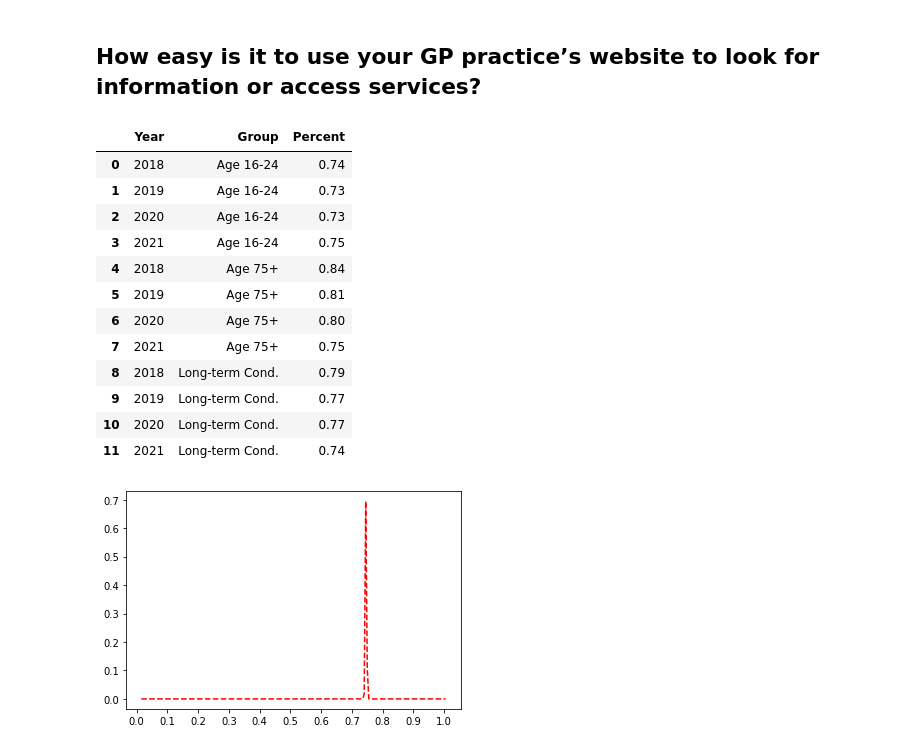
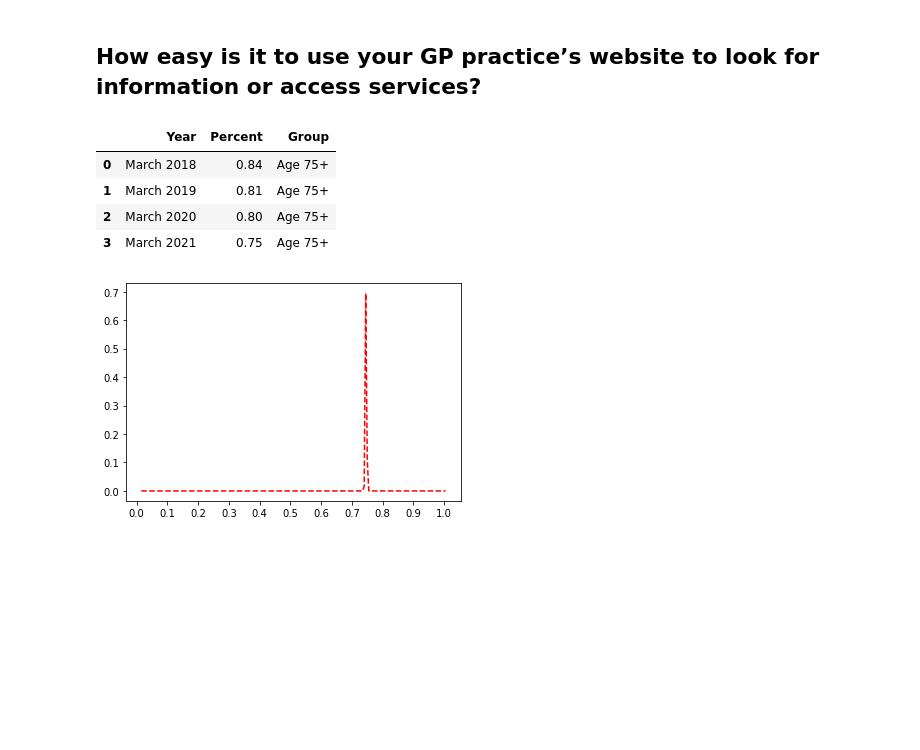
Before and after one commit to nhsx/digital-health-insights, a Jupyter notebook: Digital-Insights-2021-GP-Patient-Survey-2021-Analysis-Master.ipynb, the cells around one changed output. Cells and saved outputs as stored; diff of their text form; code cells hidden in the pictures; blank space fills up the shorter version.

```diff
--- a/Digital-Insights-2021-GP-Patient-Survey-2021-Analysis-Master.ipynb
+++ b/Digital-Insights-2021-GP-Patient-Survey-2021-Analysis-Master.ipynb
@@ -361,41 +452,38 @@ with open("_includes/online_activities.html", "w") as file:
 ## How easy is it to use your GP practice’s website to look for information or access services?
 # %%
 # Over 75s (2018 - 2021)
-ease_use_75_and_over = pd.read_csv (r'data/Ease_of_use_over_time_75+.csv', header = 0)
-ease_use_75_and_over.columns = ["Year", "Age 75+"]
+ease_of_use_75 = pd.read_csv (r'data/Ease_of_use_over_time_75+.csv', header = 0)
+ease_of_use_75.columns = ["Year", "Percent"]
 
 # 16-24s (2018 - 2021)
 ease_16_24 = pd.read_csv (r'data/use_16_24.csv', header = 0)
 ease_16_24.columns = ["Year", "Age 16-24"]
 
 # Long term health conditions (2018 - 2021)
 trend_ease_use_LTC = pd.read_csv (r'data/trend_ease_use_2021_time_long_term_condition.csv')
 trend_ease_use_LTC = trend_ease_use_LTC.dropna(axis='rows')
 trend_ease_use_LTC.columns = ["Year", "Long-term Cond."]
 
 # merge
-ease_of_use = ease_16_24.merge(ease_use_75_and_over,on='Year').merge(trend_ease_use_LTC,on='Year')
-ease_of_use = pd.melt(
-    ease_of_use,
-    id_vars=['Year'],
-    value_vars=[
-        "Age 16-24",
-        "Age 75+",
-        "Long-term Cond."])
-ease_of_use.columns = ["Year", "Group", "Percent"]
-ease_of_use
+#ease_of_use = ease_16_24.merge(ease_use_75_and_over,on='Year').merge(trend_ease_use_LTC,on='Year')
+#ease_of_use = pd.melt(
+#    ease_of_use,
+#    id_vars=['Year'],
+#    value_vars=[
+#        "Age 16-24",
+#        "Age 75+",
+#        "Long-term Cond."])
+#ease_of_use.columns = ["Year", "Group", "Percent"]
+#ease_of_use
+
+#ease_of_use_75 = ease_of_use[ease_of_use['Group']=='Age 75+']
+#ease_of_use_75 = ease_of_use_75.sort_values(['Year'], ascending=True)
+ease_of_use_75['Group'] = 'Age 75+'
+ease_of_use_75
 # %% [output]
-|  | Year | Group | Percent |
-| 0 | 2018 | Age 16-24 | 0.74 |
-| 1 | 2019 | Age 16-24 | 0.73 |
-| 2 | 2020 | Age 16-24 | 0.73 |
-| 3 | 2021 | Age 16-24 | 0.75 |
-| 4 | 2018 | Age 75+ | 0.84 |
-| 5 | 2019 | Age 75+ | 0.81 |
-| 6 | 2020 | Age 75+ | 0.80 |
-| 7 | 2021 | Age 75+ | 0.75 |
-| 8 | 2018 | Long-term Cond. | 0.79 |
-| 9 | 2019 | Long-term Cond. | 0.77 |
-| 10 | 2020 | Long-term Cond. | 0.77 |
-| 11 | 2021 | Long-term Cond. | 0.74 |
+|  | Year | Percent | Group |
+| 0 | March 2018 | 0.84 | Age 75+ |
+| 1 | March 2019 | 0.81 | Age 75+ |
+| 2 | March 2020 | 0.80 | Age 75+ |
+| 3 | March 2021 | 0.75 | Age 75+ |
 # %%
```
Also changed, not shown: parts of 12 cells of this notebook, 7 other files.
